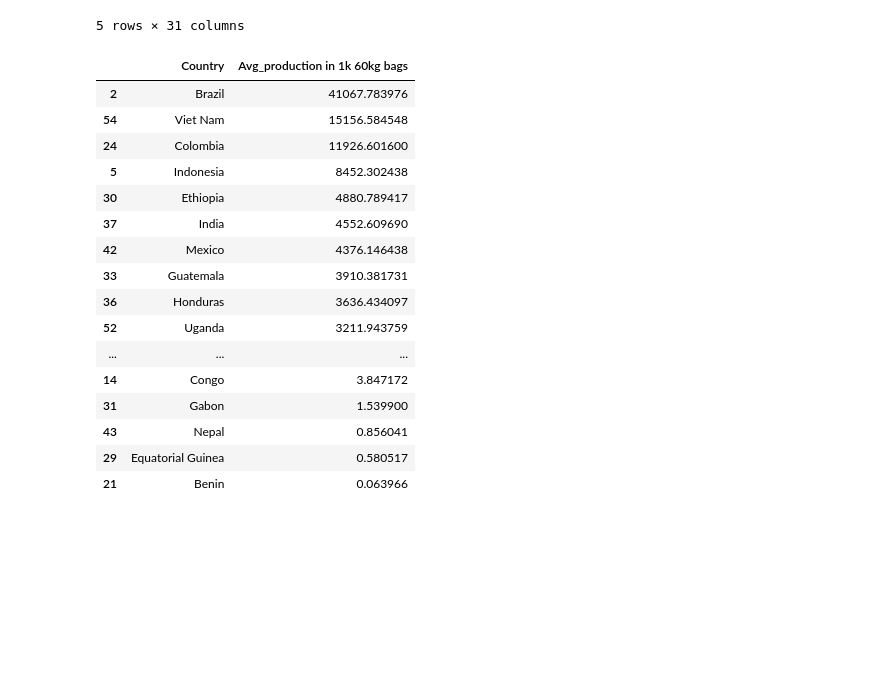
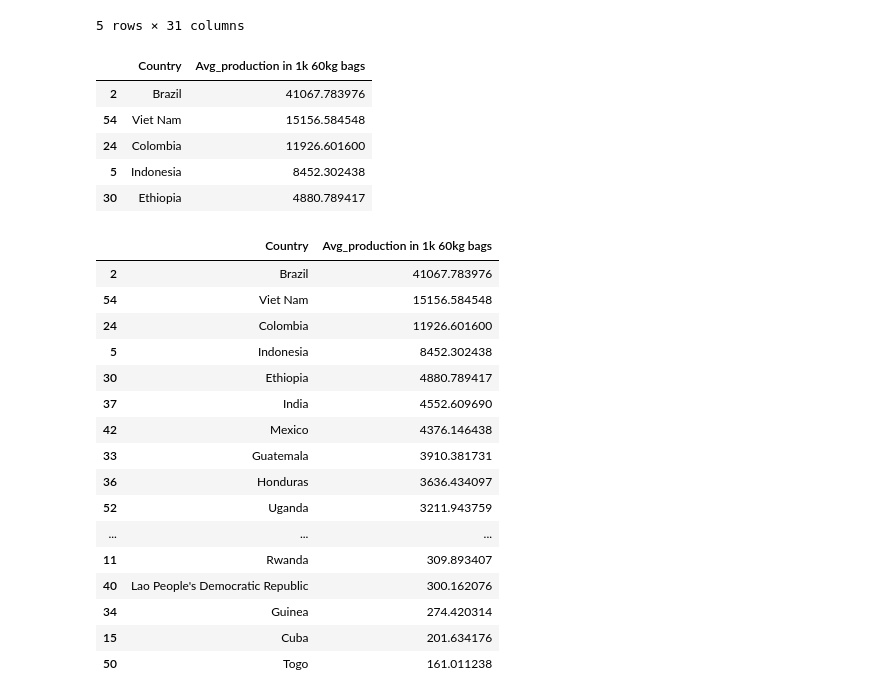
Before and after one commit to colinroberts-data-analytics-portfolio/project1, a Jupyter notebook: Weathercoffee.ipynb, the cells around one changed output. Saved outputs shown, nothing was run; the diff lists cells and outputs as text; code cells hidden in the pictures; blank space fills up the shorter version.

Commit message:
updated code
merged quality and total production dataframes

```diff
--- a/Weathercoffee.ipynb
+++ b/Weathercoffee.ipynb
@@ -104,28 +105,39 @@ avg_total_df.head()
 # %%
 # eliminating all but the avg quality and country of original
 ranked_total_df = avg_total_df[["total_production (1k 60kg bags)", "Avg_Production"]]
 
 # renaming the data now that it is clean
 rename_ranked_total_df = ranked_total_df.rename(columns = {'total_production (1k 60kg bags)': 'Country', 'Avg_Production' : 'Avg_production in 1k 60kg bags'})
-#ranking by avg quality
+# ranking by avg quality
 rename_ranked_total_df = rename_ranked_total_df.sort_values(('Avg_production in 1k 60kg bags'), ascending = False)
 # show the ranked, sorted dataframe
-rename_ranked_total_df
+rename_ranked_total_df.head()
 # %% [output]
 |  | Country | Avg_production in 1k 60kg bags |
 | 2 | Brazil | 41067.783976 |
 | 54 | Viet Nam | 15156.584548 |
 | 24 | Colombia | 11926.601600 |
 | 5 | Indonesia | 8452.302438 |
 | 30 | Ethiopia | 4880.789417 |
-| 37 | India | 4552.609690 |
-| 42 | Mexico | 4376.146438 |
-| 33 | Guatemala | 3910.381731 |
-| 36 | Honduras | 3636.434097 |
-| 52 | Uganda | 3211.943759 |
-| ... | ... | ... |
-| 14 | Congo | 3.847172 |
-| 31 | Gabon | 1.539900 |
-| 43 | Nepal | 0.856041 |
-| 29 | Equatorial Guinea | 0.580517 |
-| 21 | Benin | 0.063966 |
+# %%
+#take top 33 producers to match the 33 rows in the quality dataframe
+production_sub_df = rename_ranked_total_df.head(33)
+production_sub_df
+# %% [output]
+|  | Country | Avg_production in 1k 60kg bags |
+| 2 | Brazil | 41067.783976 |
+| 54 | Viet Nam | 15156.584548 |
+| 24 | Colombia | 11926.601600 |
+| 5 | Indonesia | 8452.302438 |
+| 30 | Ethiopia | 4880.789417 |
+| 37 | India | 4552.609690 |
+| 42 | Mexico | 4376.146438 |
+| 33 | Guatemala | 3910.381731 |
+| 36 | Honduras | 3636.434097 |
+| 52 | Uganda | 3211.943759 |
+| ... | ... | ... |
+| 11 | Rwanda | 309.893407 |
+| 40 | Lao People's Democratic Republic | 300.162076 |
+| 34 | Guinea | 274.420314 |
+| 15 | Cuba | 201.634176 |
+| 50 | Togo | 161.011238 |
```
Also changed, not shown: parts of 2 cells of this notebook.
